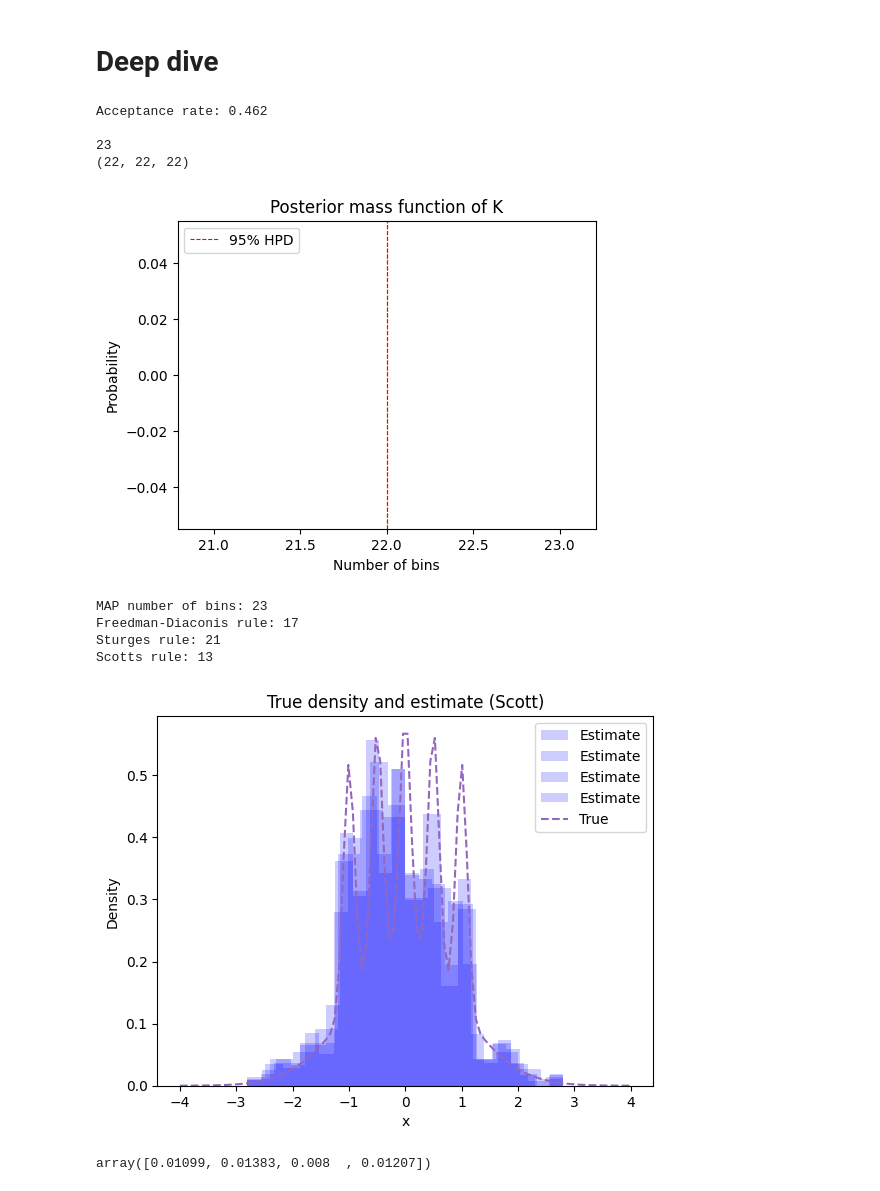
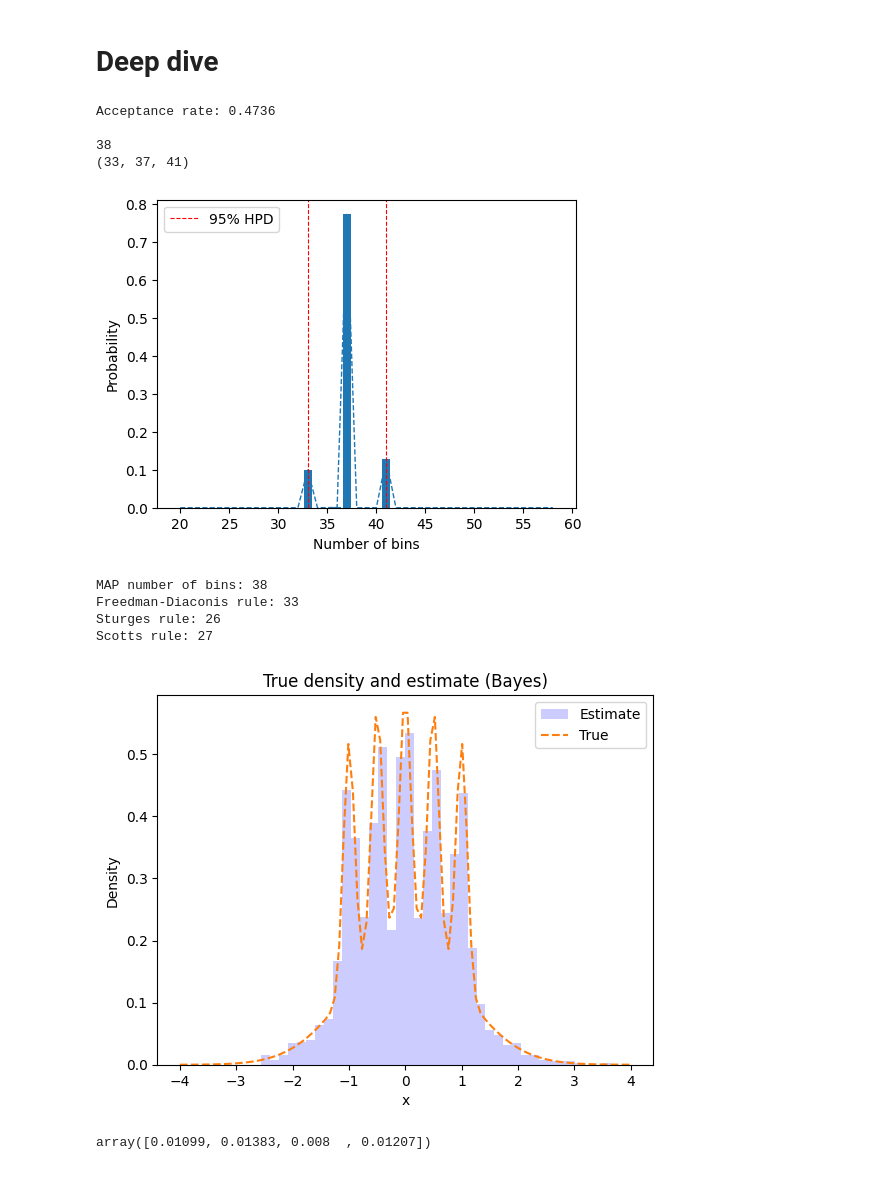
Before and after one commit to AVoss84/bhad, a Jupyter notebook: src/notebooks/Compare_rules_nbins.ipynb, the cells around one changed output. Cells and saved outputs as stored; diff of their text form; code cells hidden in the pictures.

```diff
--- a/src/notebooks/Compare_rules_nbins.ipynb
+++ b/src/notebooks/Compare_rules_nbins.ipynb
@@ -12,7 +12,7 @@ from bhad import model, utils
 # %%
 grid = np.linspace(-4,4,100)
 
-N = 1*10**3
+N = 5*10**3
 
 # Draw a sample via Accept/Reject sampling:
 #-------------------------------------------
@@ -61,17 +61,17 @@ median = np.sum(np.cumsum(post) <= 0.5)
 #print(opt_M)
 print((lower, median, upper))
 # %% [output]
-Acceptance rate: 0.462
+Acceptance rate: 0.4736
 
-23
-(22, 22, 22)
+38
+(33, 37, 41)
 # %%
 fig = plt.figure(figsize=(5.4,4))
 ax = plt.axes()
 
 #s = xx - 1
-#s = xx[(xx > 20) & (xx < 80)]
-s = xx[(xx > 40)] - 1
+s = xx[(xx > 20) & (xx < 60)] - 1
+#s = xx[(xx > 20)] - 1
 
 #ax.plot(xx, post)
 ax.plot(s, post[s], '--', linewidth=1)
@@ -83,12 +83,12 @@ ax.axvline(x = upper, color = 'red',linestyle = '--', linewidth=0.8)
 ax.set_xlabel('Number of bins')
 ax.set_ylabel('Probability')
 ax.legend(loc="upper left")
-ax.set_title('Posterior mass function of K')
+#ax.set_title('Posterior mass function of K')
 fig.savefig('post_k.png')   # save the figure to file
 plt.show();
 plt.close(fig)    # close the figure window
 # %% [output]
-[figure, old version]
+[figure, new version]
 # %%
 from scipy.stats import iqr
 from astropy.stats import scott_bin_width, knuth_bin_width, freedman_bin_width, bayesian_blocks
@@ -124,32 +124,32 @@ h_knuth = knuth_bin_width(y)
 opt_knuth = int((max(y)-min(y))/h_knuth)
 #print(f"Knuths rule: {opt_knuth}")         # https://arxiv.org/pdf/physics/0605197.pdf
 # %% [output]
-MAP number of bins: 23
-Freedman-Diaconis rule: 17
-Sturges rule: 21
-Scotts rule: 13
+MAP number of bins: 38
+Freedman-Diaconis rule: 33
+Sturges rule: 26
+Scotts rule: 27
 # %%
 y_true = utils.bart_simpson_density(grid)
 
 fig = plt.figure()
 
 # create the histogram
 counts1, bins1, patches1 = plt.hist(y, bins=opt_M + 1, density=True, facecolor='b', alpha=0.2, label='Estimate'); main = 'Bayes'
-counts2, bins2, patches2 = plt.hist(y, bins=opt_fd + 1, density=True, facecolor='b', alpha=0.2, label='Estimate'); main = 'Freedman-Diaconis'
-counts3, bins3, patches3 = plt.hist(y, bins=opt_sturges + 1, density=True, facecolor='b', alpha=0.2, label='Estimate'); main = 'Sturges'
-counts4, bins4, patches4 = plt.hist(y, bins=opt_scott + 1, density=True, facecolor='b', alpha=0.2, label='Estimate'); main = 'Scott'
+#counts2, bins2, patches2 = plt.hist(y, bins=opt_fd + 1, density=True, facecolor='b', alpha=0.2, label='Estimate'); main = 'Freedman-Diaconis'
+#counts3, bins3, patches3 = plt.hist(y, bins=opt_sturges + 1, density=True, facecolor='b', alpha=0.2, label='Estimate'); main = 'Sturges'
+#counts4, bins4, patches4 = plt.hist(y, bins=opt_scott + 1, density=True, facecolor='b', alpha=0.2, label='Estimate'); main = 'Scott'
 
 plt.plot(grid, y_true, linestyle='dashed', label='True')
 plt.xlabel('x')
 plt.ylabel('Density')
 plt.legend()
 plt.title(r'True density and estimate '+f"({main})")    #  with Bayes estimate number of bins
 fig.savefig(f'est_Bart_{main}.png')   # save the figure to file
 
 plt.show();
 plt.close(fig)    # close the figure window
 # %% [output]
-[figure, old version]
+[figure, new version]
 # %%
 
 ord1, ord2, ord3, ord4 = [], [], [], []
```
Also changed, not shown: parts of 6 cells of this notebook.
